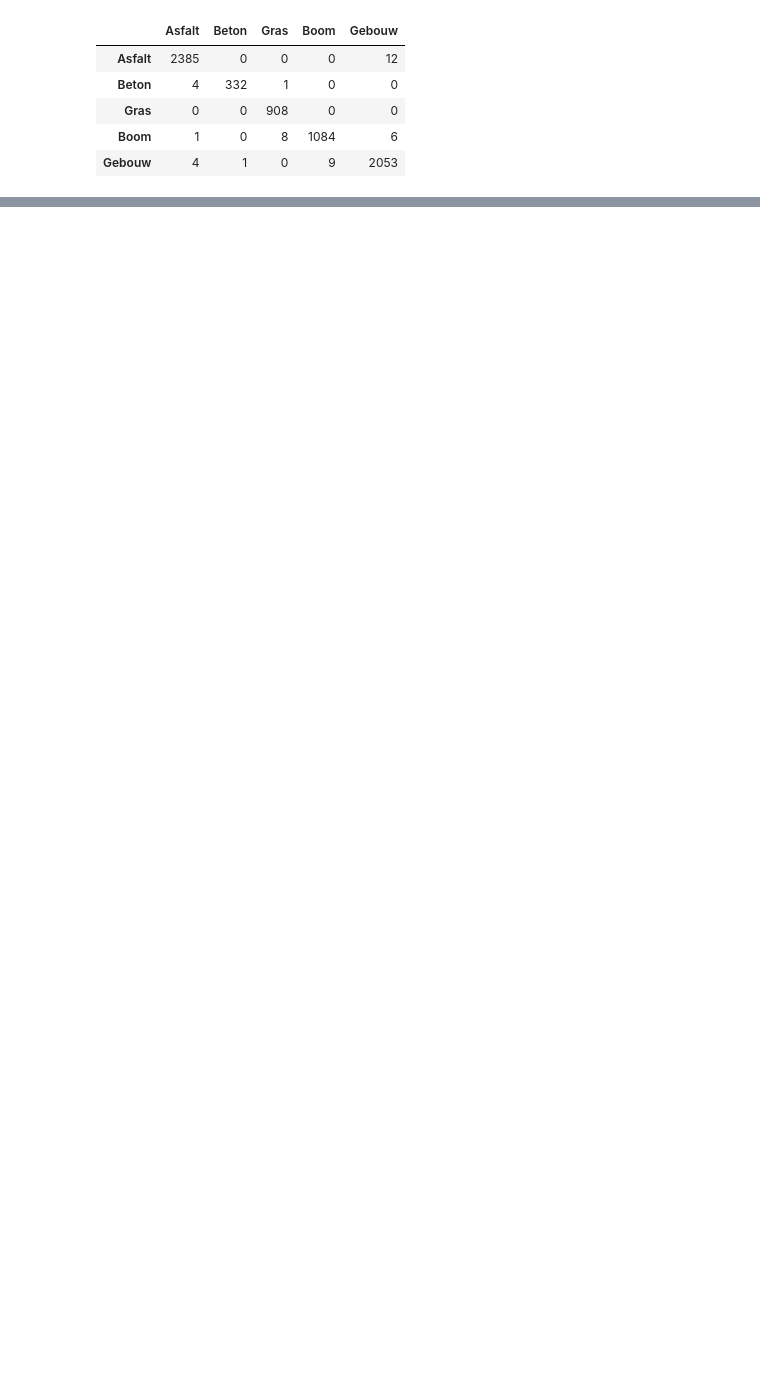
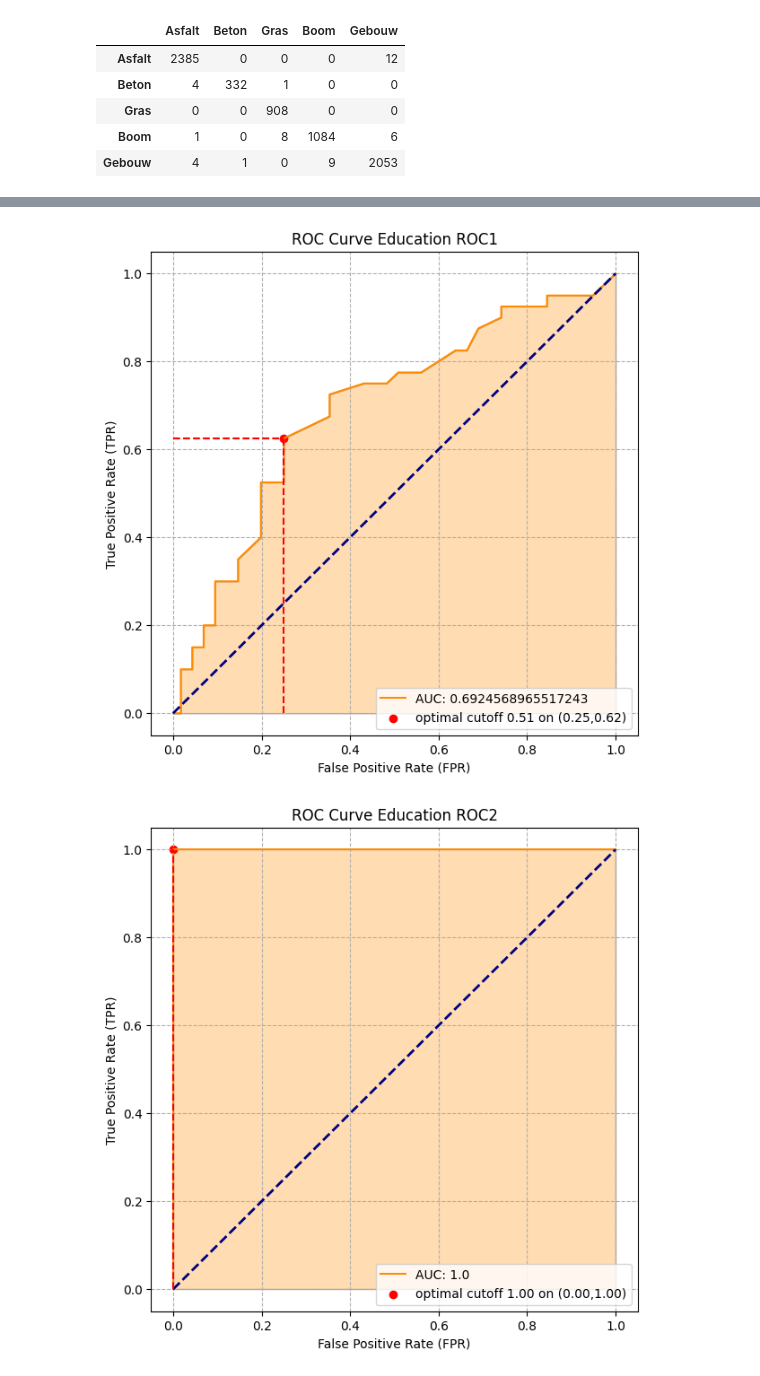
Before and after one commit to EliasDeHondt/DataScience2, a Jupyter notebook: W20P4/Exercises Evaluation Metrics.ipynb, the cells around one changed output, grey strips where cells are left out. Drawn from its saved outputs; the diff is of its cells as text; code cells hidden in the pictures; blank space fills up the shorter version.

```diff
--- a/W20P4/Exercises Evaluation Metrics.ipynb
+++ b/W20P4/Exercises Evaluation Metrics.ipynb
@@ -303,3 +396,14 @@ education_roc2 = pd.read_csv('../Data/Education_roc2.csv', delimiter=',', decima
 # %%
-# 2
+# 2 Education_roc1
+y_true1 = education_roc1['y_true'].apply(lambda x: 1 if x == "6-11yrs" else 0)
+y_score1 = education_roc1['6-11yrs']
+plot_rocf(y_true=y_true1, y_score=y_score1, title='ROC Curve Education ROC1')
+
+# 2 Education_roc2
+y_true2 = education_roc2['y_true'].apply(lambda x: 1 if x == "6-11yrs" else 0)
+y_score2 = education_roc2['6-11yrs']
+plot_rocf(y_true=y_true2, y_score=y_score2, title='ROC Curve Education ROC2')
+# %% [output]
+[figure, added]
+[figure, added]
 # %%
```
Also changed, not shown: parts of 28 cells of this notebook, 11 other files.
